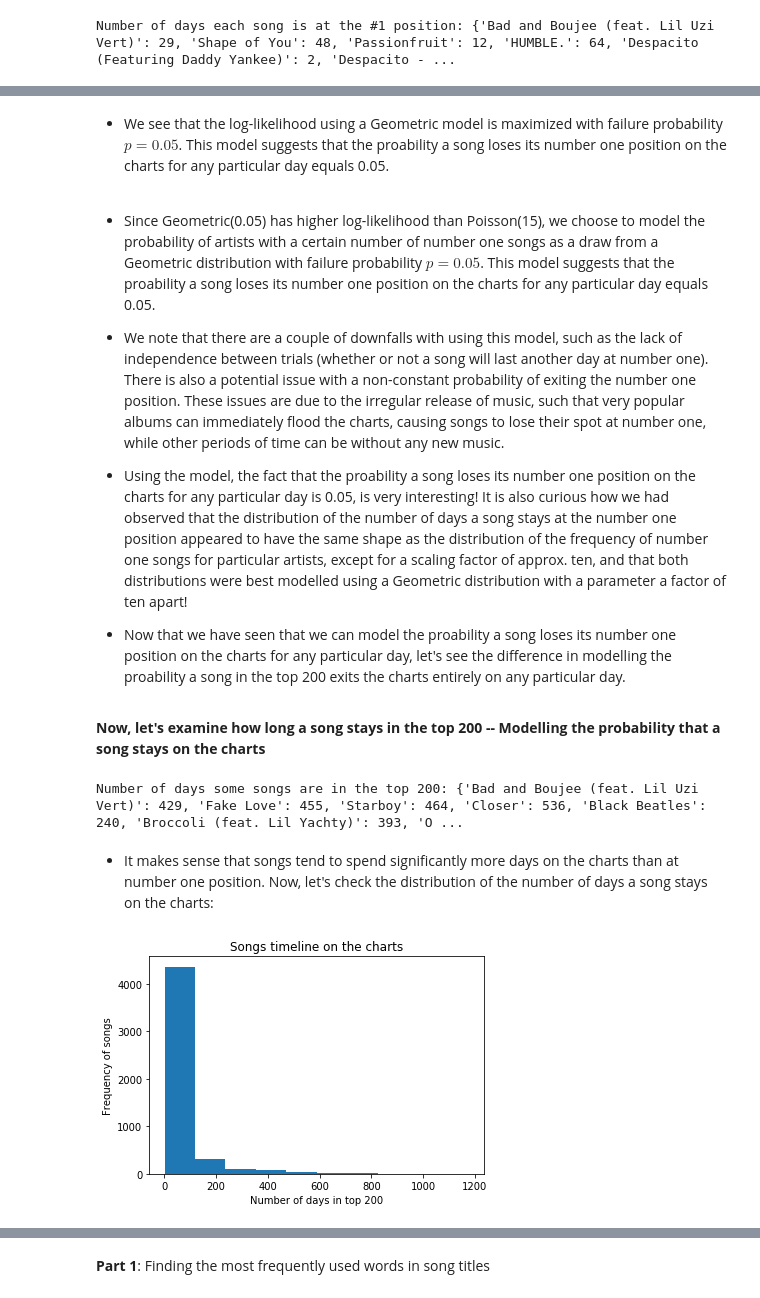
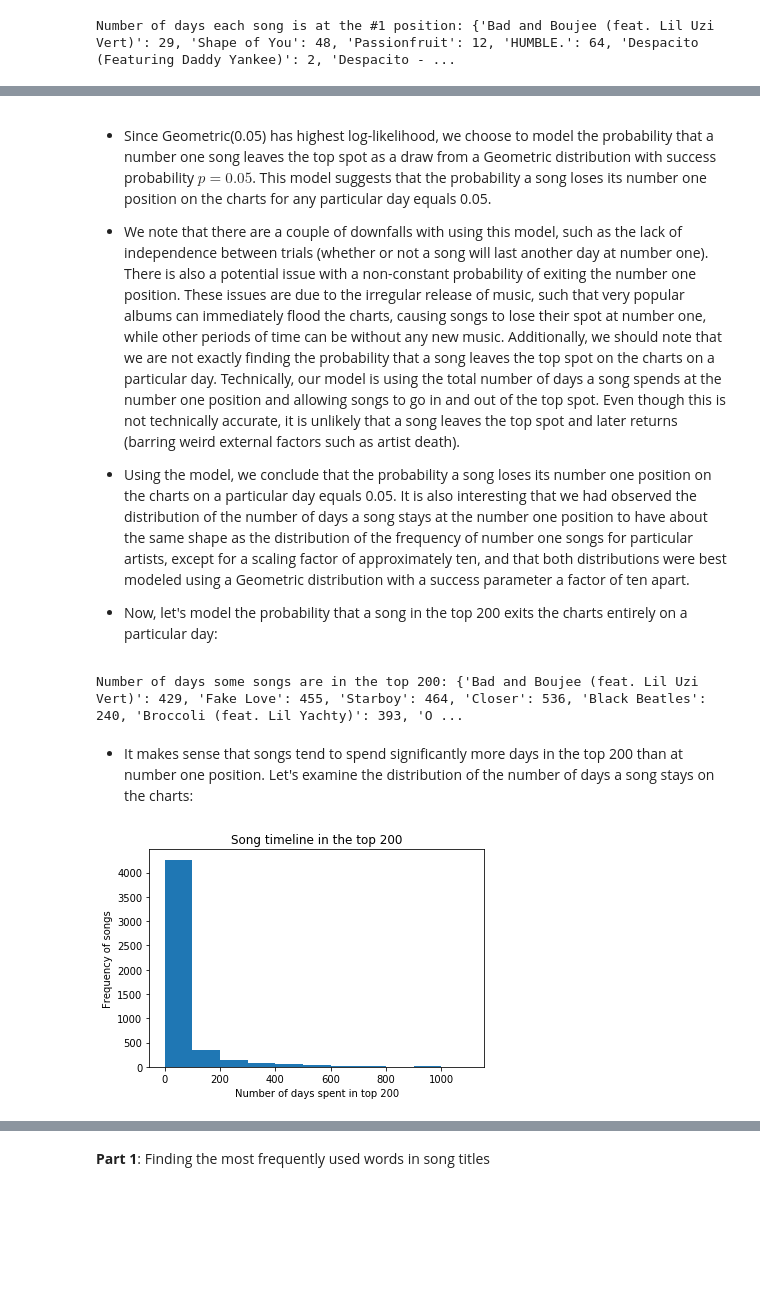
Before and after one commit to chriscc447/info2950_final, a Jupyter notebook: will-2950-final.ipynb, the cells around one changed output, grey strips where cells are left out. Drawn from its saved outputs; the diff is of its cells as text; code cells hidden in the pictures; blank space fills up the shorter version.

Commit message:
will -- finished analysis

```diff
--- a/will-2950-final.ipynb
+++ b/will-2950-final.ipynb
@@ -14,4 +16,4 @@ import urllib.request
 import time
 from bs4 import BeautifulSoup
 # %%
-dat= pd.read_csv('TopCharts_complete.csv')
+dat= pd.read_csv('data/TopCharts_complete.csv')
@@ -311,18 +219,14 @@ The log-likelihoods for each of the Geometric models are listed as follows: [-37
-# %% [markdown]
-* We see that the log-likelihood using a Geometric model is maximized with failure probability $p=0.05$. This model suggests that the proability a song loses its number one position on the charts for any particular day equals 0.05.
 # %% [markdown]
-* Since Geometric(0.05) has higher log-likelihood than Poisson(15), we choose to model the probability of artists with a certain number of number one songs as a draw from a Geometric distribution with failure probability $p=0.05$. This model suggests that the proability a song loses its number one position on the charts for any particular day equals 0.05.
+* Since Geometric(0.05) has highest log-likelihood, we choose to model the probability that a number one song leaves the top spot as a draw from a Geometric distribution with success probability $p=0.05$. This model suggests that the probability a song loses its number one position on the charts for any particular day equals 0.05.
 
 
-* We note that there are a couple of downfalls with using this model, such as the lack of independence between trials (whether or not a song will last another day at number one). There is also a potential issue with a non-constant probability of exiting the number one position. These issues are due to the irregular release of music, such that very popular albums can immediately flood the charts, causing songs to lose their spot at number one, while other periods of time can be without any new music.
+* We note that there are a couple of downfalls with using this model, such as the lack of independence between trials (whether or not a song will last another day at number one). There is also a potential issue with a non-constant probability of exiting the number one position. These issues are due to the irregular release of music, such that very popular albums can immediately flood the charts, causing songs to lose their spot at number one, while other periods of time can be without any new music. Additionally, we should note that we are not exactly finding the probability that a song leaves the top spot on the charts on a particular day. Technically, our model is using the total number of days a song spends at the number one position and allowing songs to go in and out of the top spot. Even though this is not technically accurate, it is unlikely that a song leaves the top spot and later returns (barring weird external factors such as artist death).
 
 
-* Using the model, the fact that the proability a song loses its number one position on the charts for any particular day is 0.05, is very interesting! It is also curious how we had observed that the distribution of the number of days a song stays at the number one position appeared to have the same shape as the distribution of the frequency of number one songs for particular artists, except for a scaling factor of approx. ten, and that both distributions were best modelled using a Geometric distribution with a parameter a factor of ten apart!
+* Using the model, we conclude that the probability a song loses its number one position on the charts on a particular day equals 0.05. It is also interesting that we had observed the distribution of the number of days a song stays at the number one position to have about the same shape as the distribution of the frequency of number one songs for particular artists, except for a scaling factor of approximately ten, and that both distributions were best modeled using a Geometric distribution with a success parameter a factor of ten apart.
 
 
-* Now that we have seen that we can model the proability a song loses its number one position on the charts for any particular day, let's see the difference in modelling the proability a song in the top 200 exits the charts entirely on any particular day.
+* Now, let's model the probability that a song in the top 200 exits the charts entirely on a particular day:
-# %% [markdown]
-__Now, let's examine how long a song stays in the top 200 -- Modelling the probability that a song stays on the charts__
 # %%
 songs = dat.title
 songs_freq_dict = dict(zip(Counter(songs).keys(), Counter(songs).values()))
@@ -330,13 +234,13 @@ print('Number of days some songs are in the top 200:', dict(islice(songs_freq_di
 # %% [output]
 Number of days some songs are in the top 200: {'Bad and Boujee (feat. Lil Uzi Vert)': 429, 'Fake Love': 455, 'Starboy': 464, 'Closer': 536, 'Black Beatles': 240, 'Broccoli (feat. Lil Yachty)': 393, 'O ...
 # %% [markdown]
-* It makes sense that songs tend to spend significantly more days on the charts than at number one position. Now, let's check the distribution of the number of days a song stays on the charts:
+* It makes sense that songs tend to spend significantly more days in the top 200 than at number one position. Let's examine the distribution of the number of days a song stays on the charts:
 # %%
-plt.hist(Counter(songs).values())
-plt.title('Songs timeline on the charts')
-plt.xlabel('Number of days in top 200')
+plt.hist(Counter(songs).values(), bins = np.arange(0,1200,100)) # better align our bins
+plt.title('Song timeline in the top 200')
+plt.xlabel('Number of days spent in top 200')
 plt.ylabel('Frequency of songs')
 plt.show()
 # %% [output]
-[figure, old version]
+[figure, new version]
 # %% [markdown]
```
Also changed, not shown: parts of 93 cells of this notebook.
